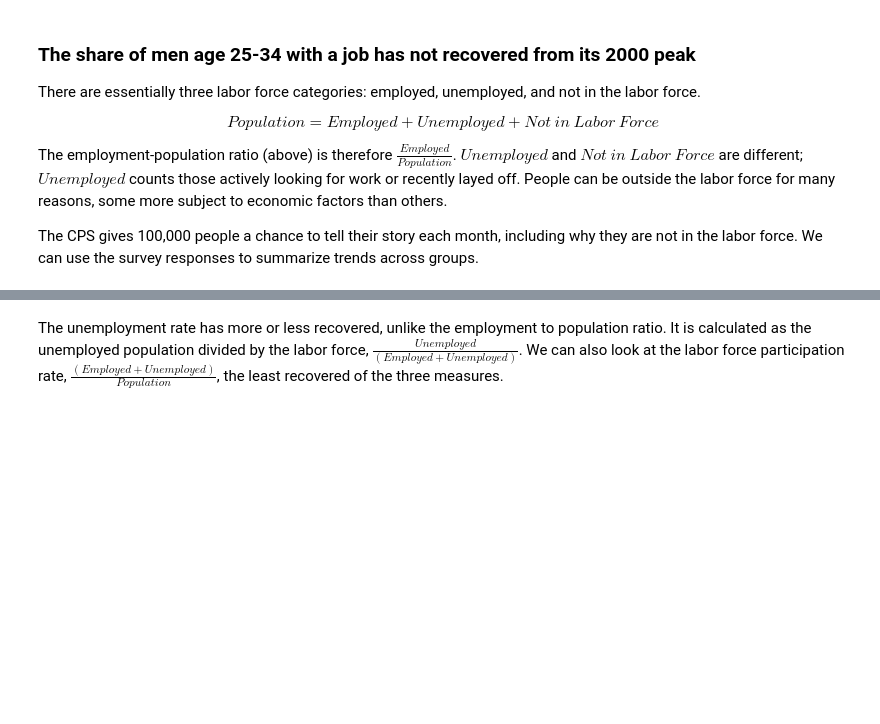
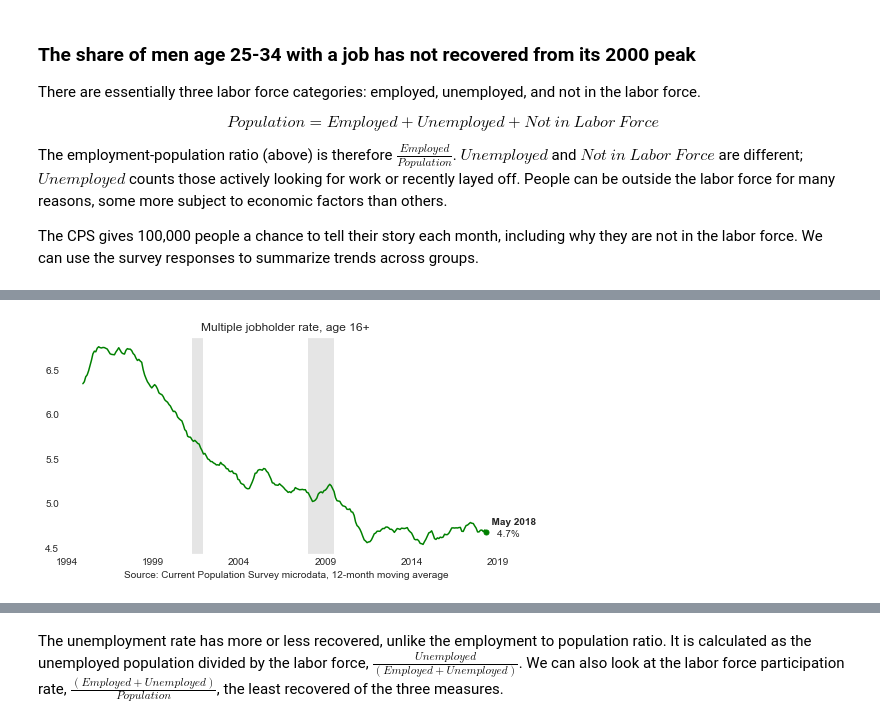
Before and after one commit to bdecon/econ_data, a Jupyter notebook: micro/CPS_Labor_Market_Grapher.ipynb, the cells around one changed output, grey strips where cells are left out. Saved outputs shown, nothing was run; the diff lists cells and outputs as text; code cells hidden in the pictures; blank space fills up the shorter version.

```diff
--- a/micro/CPS_Labor_Market_Grapher.ipynb
+++ b/micro/CPS_Labor_Market_Grapher.ipynb
@@ -261,7 +279,9 @@ The CPS gives 100,000 people a chance to tell their story each month, including
 # %%
 # Unemployment Rate
-filters = 'PRTAGE >= 25 and PRTAGE <= 34 and PESEX == 1'
-calc_type = 'unemp'
-title = 'Unemployment rate, men age 25-34'
+filters = 'PRTAGE >= 25 and PRTAGE <= 54 and PESEX==1'
+calc_type = 'mjh'
+title = 'Multiple jobholder rate, age 16+'
 data = get_cps_data(filters, calc_type)
 labor_mkt_grapher(title, data, 'green')
+# %% [output]
+[figure, added]
```
Also changed, not shown: parts of 11 cells of this notebook, 8 other files.
